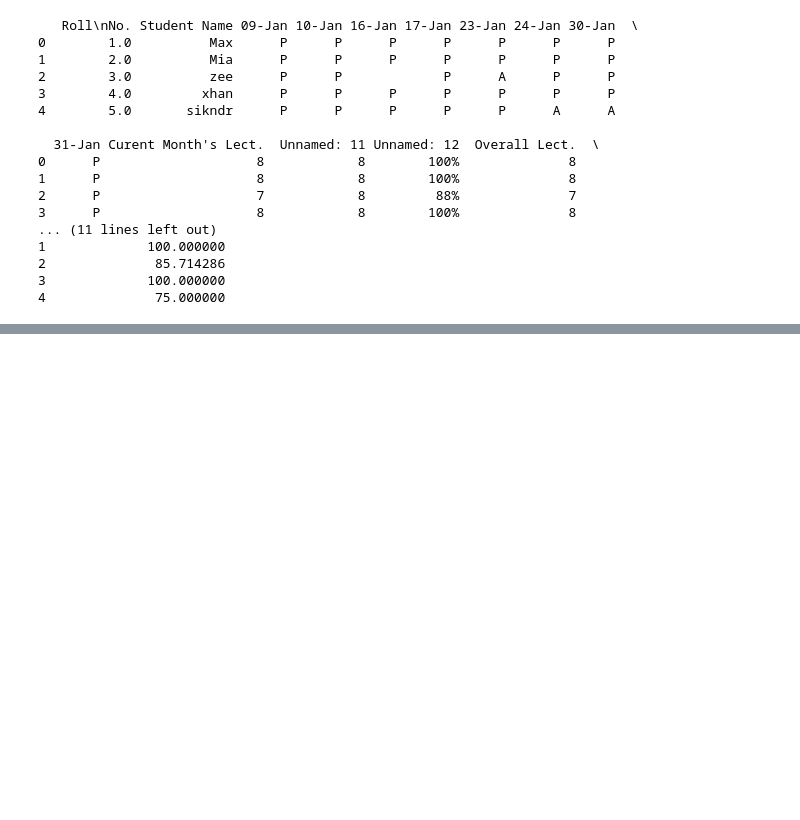
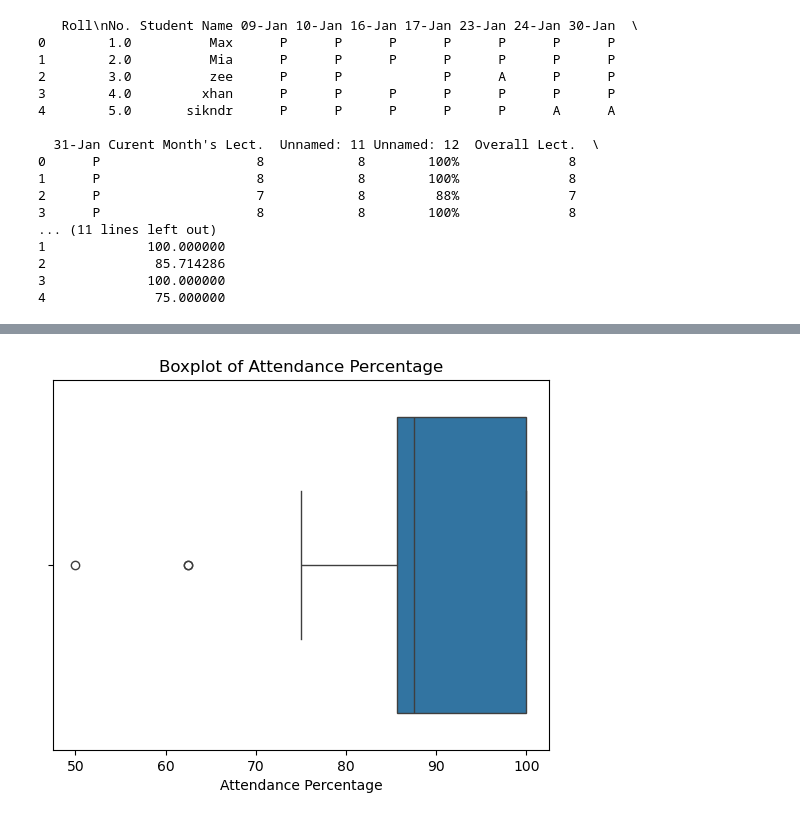
Before and after one commit to cmshebeeb/Attendance-Analyzer, a Jupyter notebook: notebooks/eda.ipynb, the cells around one changed output, grey strips where cells are left out. Cells and saved outputs as stored; diff of their text form; code cells hidden in the pictures; blank space fills up the shorter version.

```diff
--- a/notebooks/eda.ipynb
+++ b/notebooks/eda.ipynb
@@ -23,0 +79,8 @@ print(df.head())
+# %%
+# Boxplot for Attendance Percentage
+sns.boxplot(x=df['attendance_percentage'])
+plt.title('Boxplot of Attendance Percentage')
+plt.xlabel('Attendance Percentage')
+plt.show()
+# %% [output]
+[figure, added]
```
Also changed, not shown: parts of 5 cells of this notebook, 12 other files.
